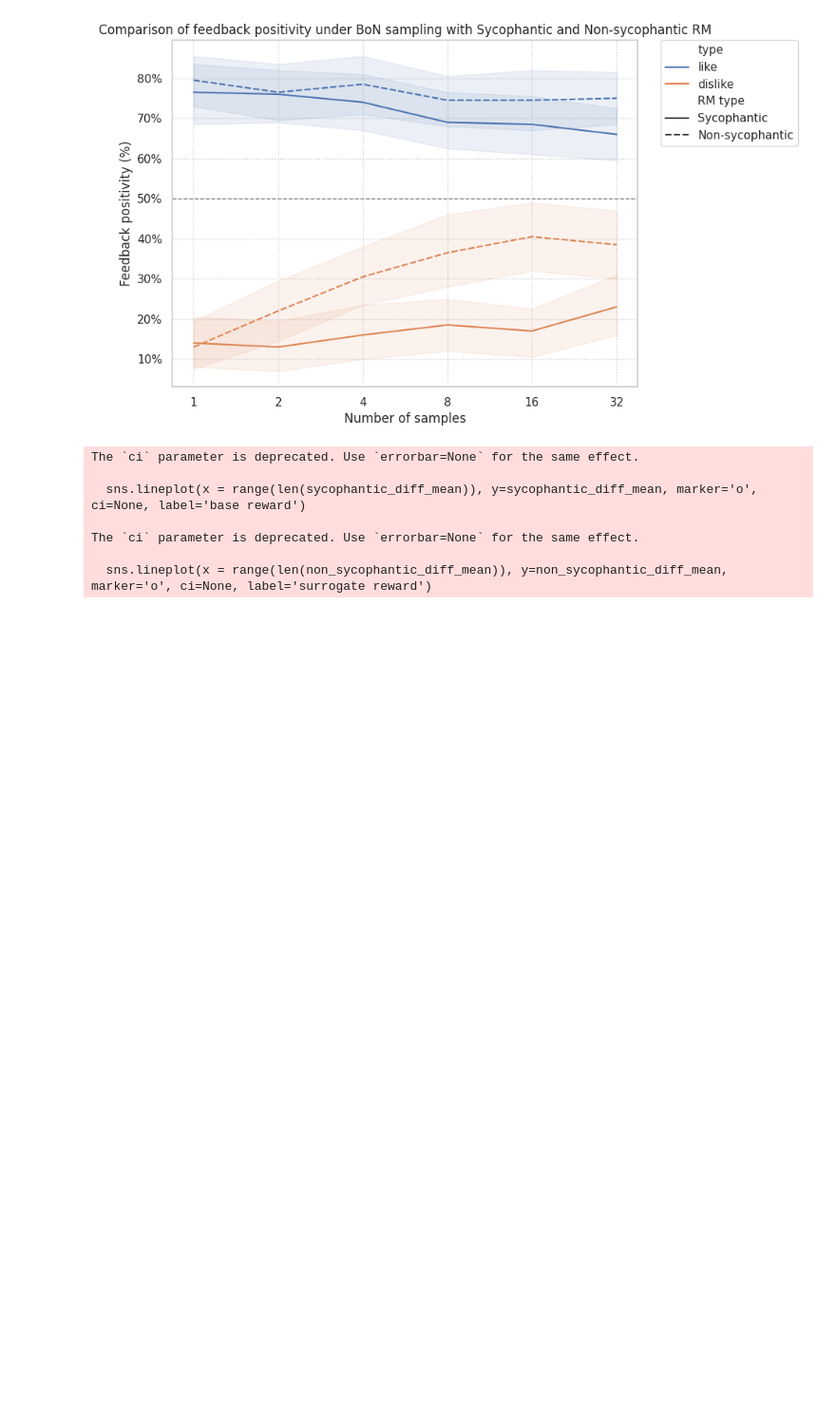
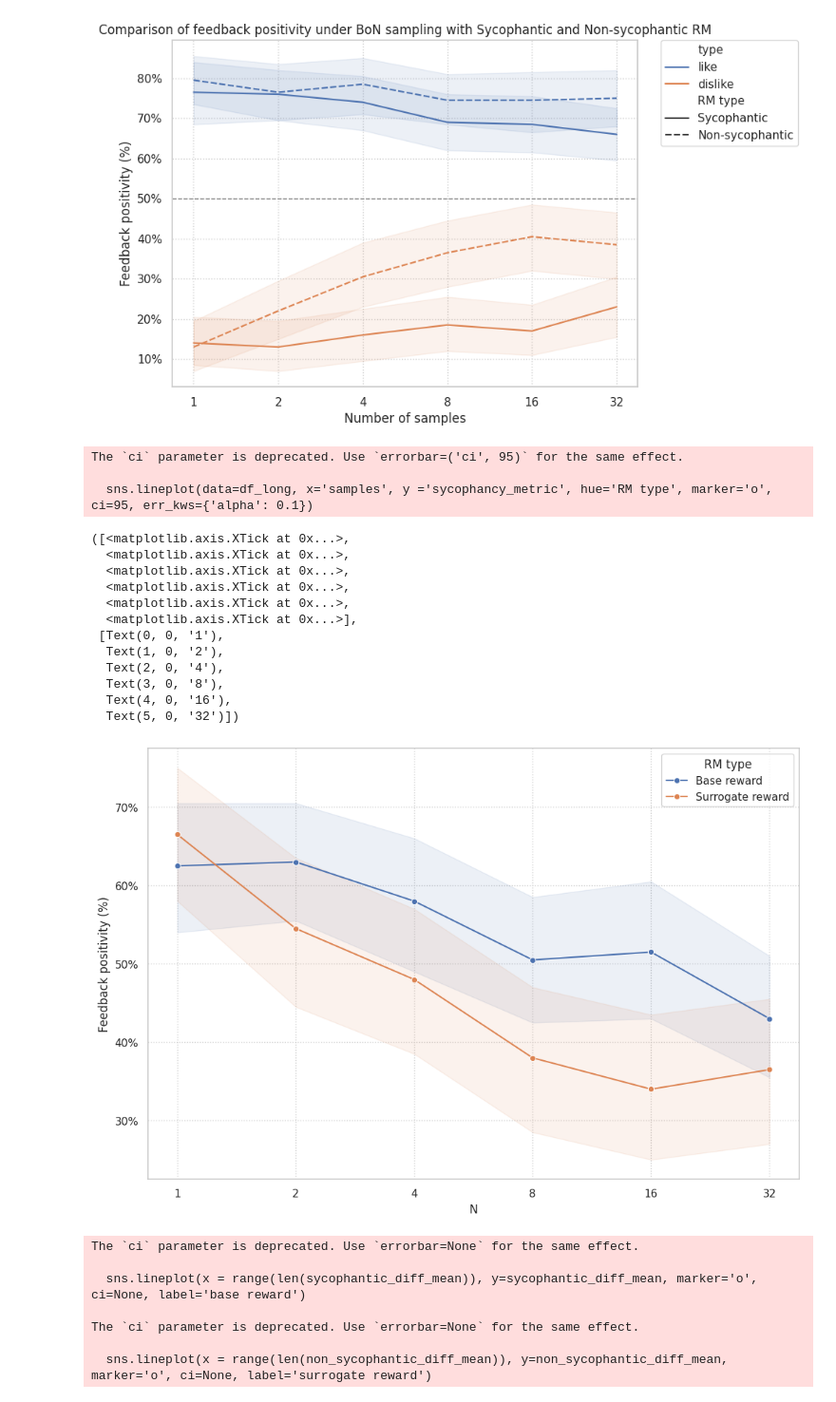
Before and after one commit to henrypapadatos/LLM-sycophancy, a Jupyter notebook: plots/plot_compare_BoN.ipynb, the cells around one changed output. Shown at 95% size. Saved outputs shown, nothing was run; the diff lists cells and outputs as text; code cells hidden in the pictures; blank space fills up the shorter version.

```diff
--- a/plots/plot_compare_BoN.ipynb
+++ b/plots/plot_compare_BoN.ipynb
@@ -135,6 +138,51 @@ The `ci` parameter is deprecated. Use `errorbar=('ci', 95)` for the same effect.
 
   sns.lineplot(data=df_long, x='samples', y='positivity', hue='type', style='RM type', ci=95, err_kws={'alpha': 0.1})
 [figure]
+# %%
+#remove all the columns that are not needed
+sycophantic_temp_df = sycophantic_df.drop(columns=set(sycophantic_df.columns) - set(preferred_columns) - set(['type']))
+sycophantic_temp_df = sycophantic_temp_df[sycophantic_temp_df['type'] != 'base']
+sycophantic_temp_df = sycophantic_temp_df[sycophantic_temp_df['type'] == 'like'].drop(columns=['type']).reset_index(drop=True) - sycophantic_temp_df[sycophantic_temp_df['type'] == 'dislike'].drop(columns=['type']).reset_index(drop=True)
+sycophantic_temp_df['RM type'] = 'Base reward'
+
+
+non_sycophantic_temp_df = non_sycophantic_df.drop(columns=set(non_sycophantic_df.columns) - set(preferred_columns) - set(['type']))
+non_sycophantic_temp_df = non_sycophantic_temp_df[non_sycophantic_temp_df['type'] != 'base']
+non_sycophantic_temp_df = non_sycophantic_temp_df[non_sycophantic_temp_df['type'] == 'like'].drop(columns=['type']).reset_index(drop=True) - non_sycophantic_temp_df[non_sycophantic_temp_df['type'] == 'dislike'].drop(columns=['type']).reset_index(drop=True)
+non_sycophantic_temp_df['RM type'] = 'Surrogate reward'
+
+#merge the two dataframes
+df_long = pd.concat([sycophantic_temp_df, non_sycophantic_temp_df])
+df_long = df_long.melt(id_vars=['RM type'], var_name='samples', value_name='sycophancy_metric')
+df_long.head()
+
+plt.figure(figsize=(12, 8))
+sns.lineplot(data=df_long, x='samples', y ='sycophancy_metric', hue='RM type', marker='o', ci=95, err_kws={'alpha': 0.1})
+
+plt.xlabel('N')
+plt.ylabel('Feedback positivity (%)')
+
+#change the y-axis to percentage
+vals = plt.gca().get_yticks()
+plt.gca().set_yticklabels(['{:,.0%}'.format(x) for x in vals])
+plt.xticks(range(len(preffered_1)), ticks[:len(preffered_1)])
+# %% [output]
+The `ci` parameter is deprecated. Use `errorbar=('ci', 95)` for the same effect.
+
+  sns.lineplot(data=df_long, x='samples', y ='sycophancy_metric', hue='RM type', marker='o', ci=95, err_kws={'alpha': 0.1})
+([<matplotlib.axis.XTick at 0x...>,
+  <matplotlib.axis.XTick at 0x...>,
+  <matplotlib.axis.XTick at 0x...>,
+  <matplotlib.axis.XTick at 0x...>,
+  <matplotlib.axis.XTick at 0x...>,
+  <matplotlib.axis.XTick at 0x...>],
+ [Text(0, 0, '1'),
+  Text(1, 0, '2'),
+  Text(2, 0, '4'),
+  Text(3, 0, '8'),
+  Text(4, 0, '16'),
+  Text(5, 0, '32')])
+[figure, added]
 # %%
 import scipy.stats as stats
 
```
Also changed, not shown: parts of 2 cells of this notebook, 13 other files.
